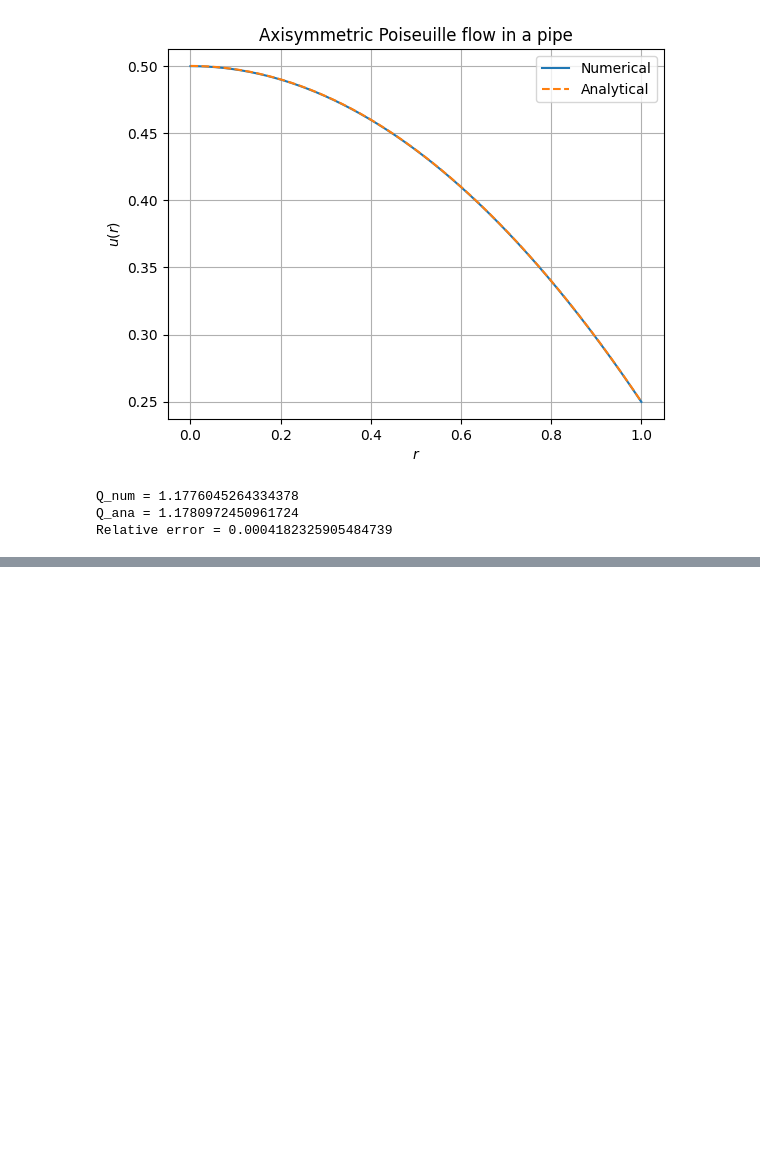
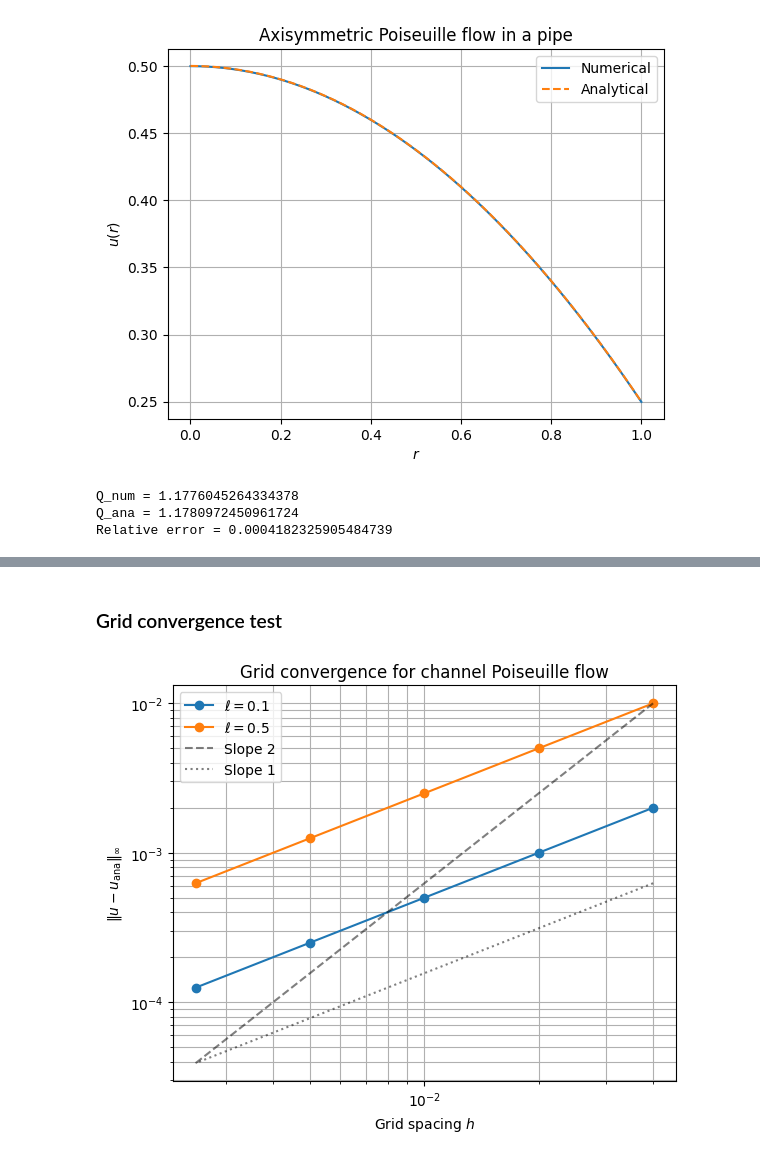
Before and after one commit to JasperA680/PX912-, a Jupyter notebook: Assignment1.ipynb, the cells around one changed output, grey strips where cells are left out. Cells and saved outputs as stored; diff of their text form; code cells hidden in the pictures; blank space fills up the shorter version.

```diff
--- a/Assignment1.ipynb
+++ b/Assignment1.ipynb
@@ -292,0 +354,40 @@ Relative error = 0.0004182325905484739
+# %% [markdown]
+### Grid convergence test
+# %%
+W, G, nu = 1.0, 1.0, 1.0
+ells = [ 0.1, 0.5]          # no-slip and one slip case
+ns = [51, 101, 201, 401, 801]
+
+plt.figure(figsize=(6,5))
+
+for ell in ells:
+    errs = []
+    hs = []
+
+    for n in ns:
+        y, u_num = solve_channel_slip(W=W, n=n, G=G, nu=nu, ell=ell)
+        u_ana = u_analytic_channel_slip(y, W=W, G=G, nu=nu, ell=ell)
+
+        err_inf = np.max(np.abs(u_num - u_ana))
+        errs.append(err_inf)
+        hs.append(2*W/(n-1))
+
+    plt.loglog(
+        hs, errs, "o-",
+        label=fr"$\ell={ell}$"
+    )
+
+# Reference slopes
+h_ref = np.array(hs)
+plt.loglog(h_ref, h_ref**2 / h_ref[0]**2 * errs[0], "k--", alpha=0.5, label="Slope 2")
+plt.loglog(h_ref, h_ref / h_ref[0] * errs[-1], "k:", alpha=0.5, label="Slope 1")
+
+plt.xlabel(r"Grid spacing $h$")
+plt.ylabel(r"$\|u-u_{\mathrm{ana}}\|_\infty$")
+plt.title("Grid convergence for channel Poiseuille flow")
+plt.grid(True, which="both")
+plt.legend()
+plt.tight_layout()
+plt.show()
+# %% [output]
+[figure, added]
```
Also changed, not shown: parts of 4 cells of this notebook.
